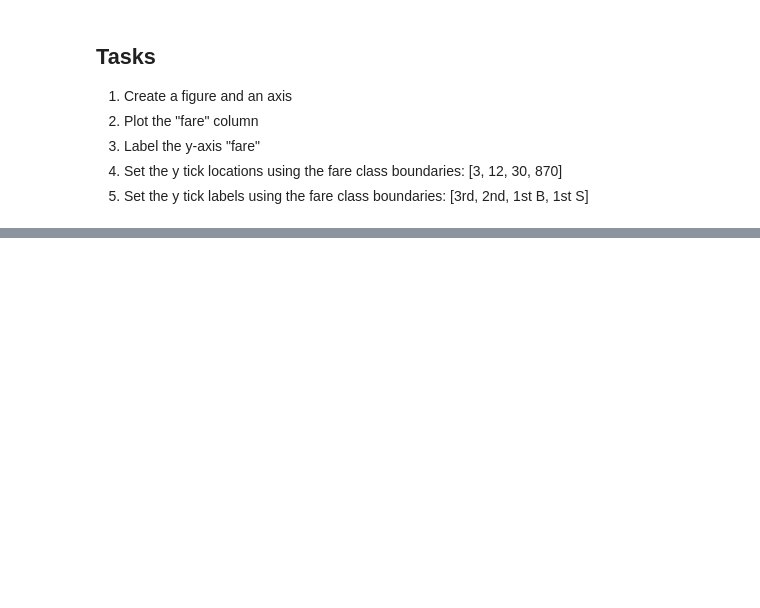
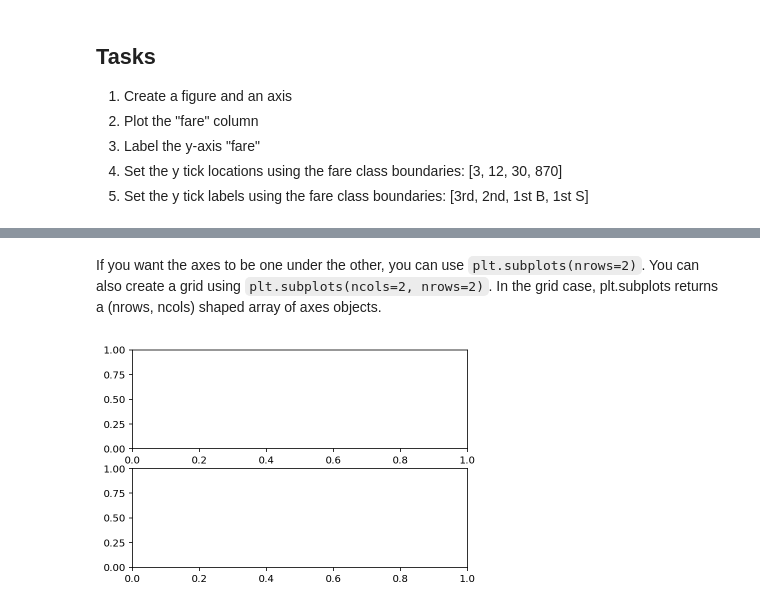
Before and after one commit to matplotlib/GettingStarted, a Jupyter notebook: notebooks/01_overview.ipynb, the cells around one changed output, grey strips where cells are left out. Saved outputs shown, nothing was run; the diff lists cells and outputs as text; code cells hidden in the pictures; blank space fills up the shorter version.

```diff
--- a/notebooks/01_overview.ipynb
+++ b/notebooks/01_overview.ipynb
@@ -144,0 +165,6 @@ source: (Wilkinson & Hamilton, 2011) from [Titanic: The Whole Iceberg](https://a
+# %% [markdown]
+If you want the axes to be one under the other, you can use `plt.subplots(nrows=2)`. You can also create a grid using `plt.subplots(ncols=2, nrows=2)`. In the grid case, plt.subplots returns a (nrows, ncols) shaped array of axes objects.
+# %%
+fig, (ax1, ax2) = plt.subplots(nrows=2)
+# %% [output]
+[figure, added]
```
Also changed, not shown: parts of 19 cells of this notebook, 5 other files.
